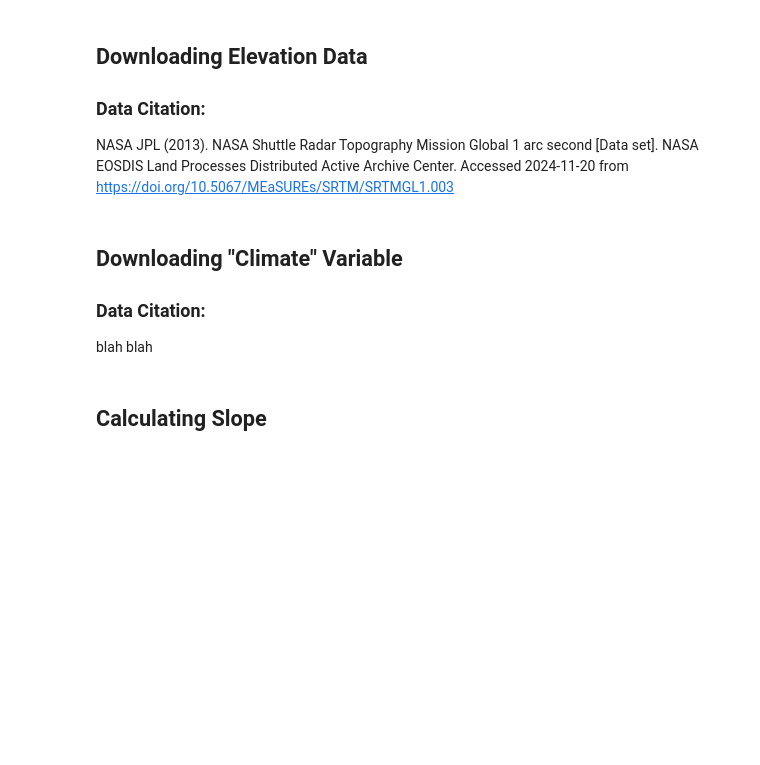
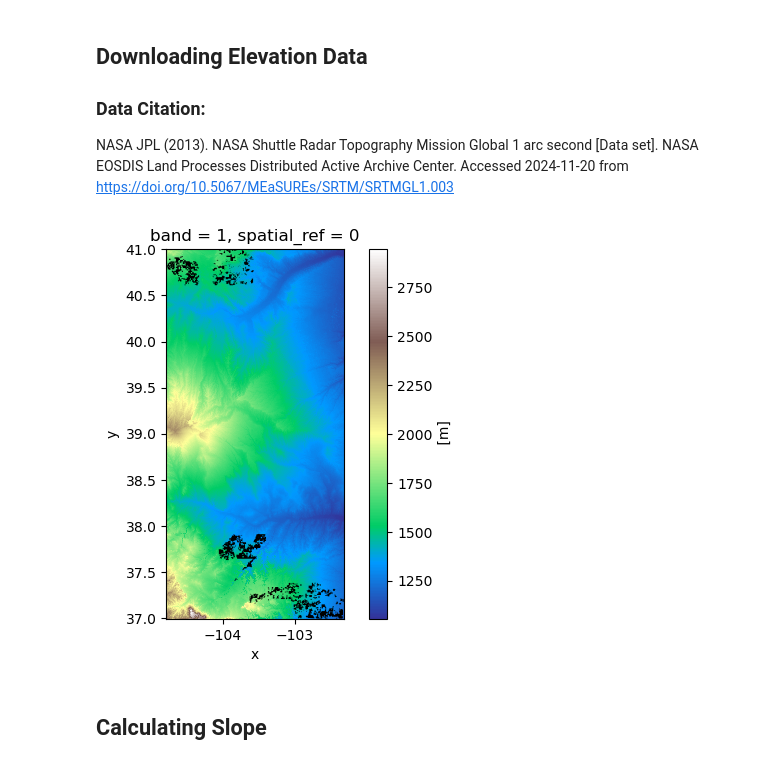
Before and after one commit to annaposlednik/EarthAnalyticsFinal, a Jupyter notebook: finalassignment.ipynb, the cells around one changed output. Cells and saved outputs as stored; diff of their text form; code cells hidden in the pictures; blank space fills up the shorter version.

```diff
--- a/finalassignment.ipynb
+++ b/finalassignment.ipynb
@@ -304,11 +320,48 @@ pawnee_pH_da.plot()
 
 ### Data Citation:
 NASA JPL (2013). NASA Shuttle Radar Topography Mission Global 1 arc second [Data set]. NASA EOSDIS Land Processes Distributed Active Archive Center. Accessed 2024-11-20 from https://doi.org/10.5067/MEaSUREs/SRTM/SRTMGL1.003
-# %% [markdown]
-## Downloading "Climate" Variable
-
-### Data Citation:
-
-blah blah
+# %%
+earthaccess.login()
+# Set working directory
+os.makedirs(elevation_dir, exist_ok=True)
+srtm_pattern = os.path.join(elevation_dir, '*.hgt.zip')
+
+#Setting bounds for my sites
+bounds = tuple(selectedgrass_gdf.total_bounds)
+
+#Creating buffers around the sites
+buffer = .001
+xmin, ymin, xmax, ymax = bounds
+bounds_buffer= (xmin-buffer, ymin-buffer, xmax+buffer, ymax+buffer)
+#pxmin, pymin, pxmax, pymax = bounds_pawnee
+#bounds_buffer_pawnee = (pxmin-buffer, pymin-buffer, pxmax+buffer, pymax+buffer)
+
+#Downloading elevation data
+if not glob(srtm_pattern):
+    # Selecting elevation data using site bounds
+    srtm_results = earthaccess.search_data(
+        short_name='SRTMGL1',
+        bounding_box= bounds_buffer
+    )
+    srtm_results = earthaccess.download(srtm_results, elevation_dir)
+# %%
+srtm_da_list=[]
+for srtm_path in glob(srtm_pattern):
+    #Put files into data array
+    tile_da = rxr.open_rasterio(srtm_path, mask_and_scale=True).squeeze()
+    #Crop data using site boundaries
+    cropped_da = tile_da.rio.clip_box(*bounds_buffer)
+    srtm_da_list.append(cropped_da)
+
+
+srtm_da = rxrmerge.merge_arrays(srtm_da_list)
+srtm_da.plot(cmap='terrain')
+# Plotting my site bounds on top of the elevation data
+selectedgrass_gdf.plot(ax= plt.gca(), color= "black")
+plt.show()
+#This takes 3 minutes to run and sometimes I run out of memory and need to restart the kernel!
+#In the future should run the two grasslands separately
+# %% [output]
+[figure, added]
 # %% [markdown]
 ## Calculating Slope
```
Also changed, not shown: parts of 33 cells of this notebook.
